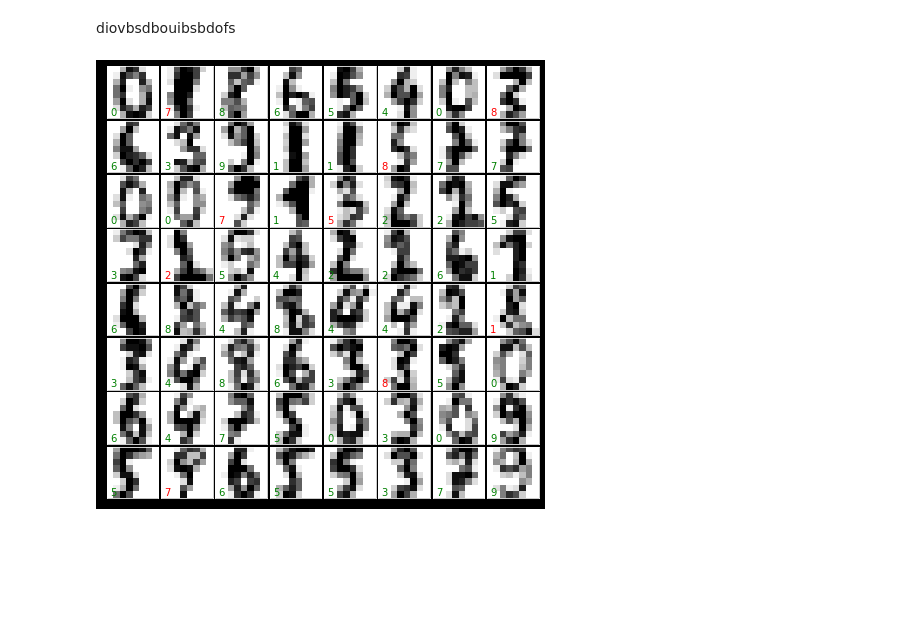
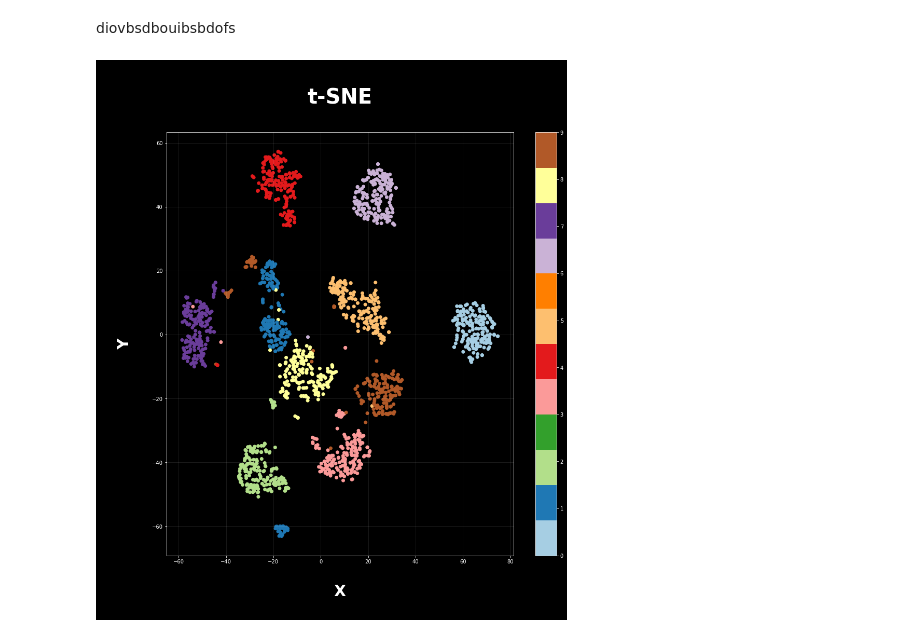
Before and after one commit to vicenteaguero/IMT1001-Data-Science-Project, a Jupyter notebook: Módulos/Análisis de la Base de Datos.ipynb, the cells around one changed output. Drawn from its saved outputs; the diff is of its cells as text; code cells hidden in the pictures; blank space fills up the shorter version.

```diff
--- a/Módulos/Análisis de la Base de Datos.ipynb
+++ b/Módulos/Análisis de la Base de Datos.ipynb
@@ -117,27 +118,19 @@ plt.show()
 [figure]
 # %% [markdown]
 diovbsdbouibsbdofs
-# %%
-X_train, X_test, y_train, y_test = train_test_split(digits.data, digits.target)
-
-clf = GaussianNB()
-clf.fit(X_train, y_train)
-
-predicted = clf.predict(X_test)
-expected = y_test
-
-fig = plt.figure(figsize=(6, 6))
-fig.subplots_adjust(left=0, right=1, bottom=0, top=1, hspace=0.05, wspace=0.05)
-
-for i in range(64):
-    ax = fig.add_subplot(8, 8, i + 1, xticks=[], yticks=[])
-    ax.imshow(X_test.reshape(-1, 8, 8)[i], cmap=plt.cm.binary,
-              interpolation='nearest')
-
-    # label the image with the target value
-    if predicted[i] == expected[i]:
-        ax.text(0, 7, str(predicted[i]), color='green')
-    else:
-        ax.text(0, 7, str(predicted[i]), color='red')
-# %% [output]
-[figure, removed]
+# %%
+plt.figure(figsize=(15, 15))
+tsne = TSNE(n_components = 2)
+intermediates_tsne = tsne.fit_transform(digits.data)
+#intermediates_tsne.shape
+plt.scatter(intermediates_tsne[:, 0], intermediates_tsne[:, 1], c=digits.target, cmap="Paired")
+plt.colorbar()
+#plt.xticks(np.arange(-80, 80, step=5))
+#plt.yticks(np.arange(-80, 80, step=5))
+plt.xlabel("\nX\n", fontweight="bold", fontsize=30)
+plt.ylabel("\nY\n", fontweight="bold", fontsize=30)
+plt.title("\nt-SNE\n", fontweight="extra bold", fontsize=40)
+plt.grid(True, linewidth=1, alpha=0.1)
+plt.show()
+# %% [output]
+[figure, added]
```
Also changed, not shown: parts of 2 cells of this notebook, 3 other files.
